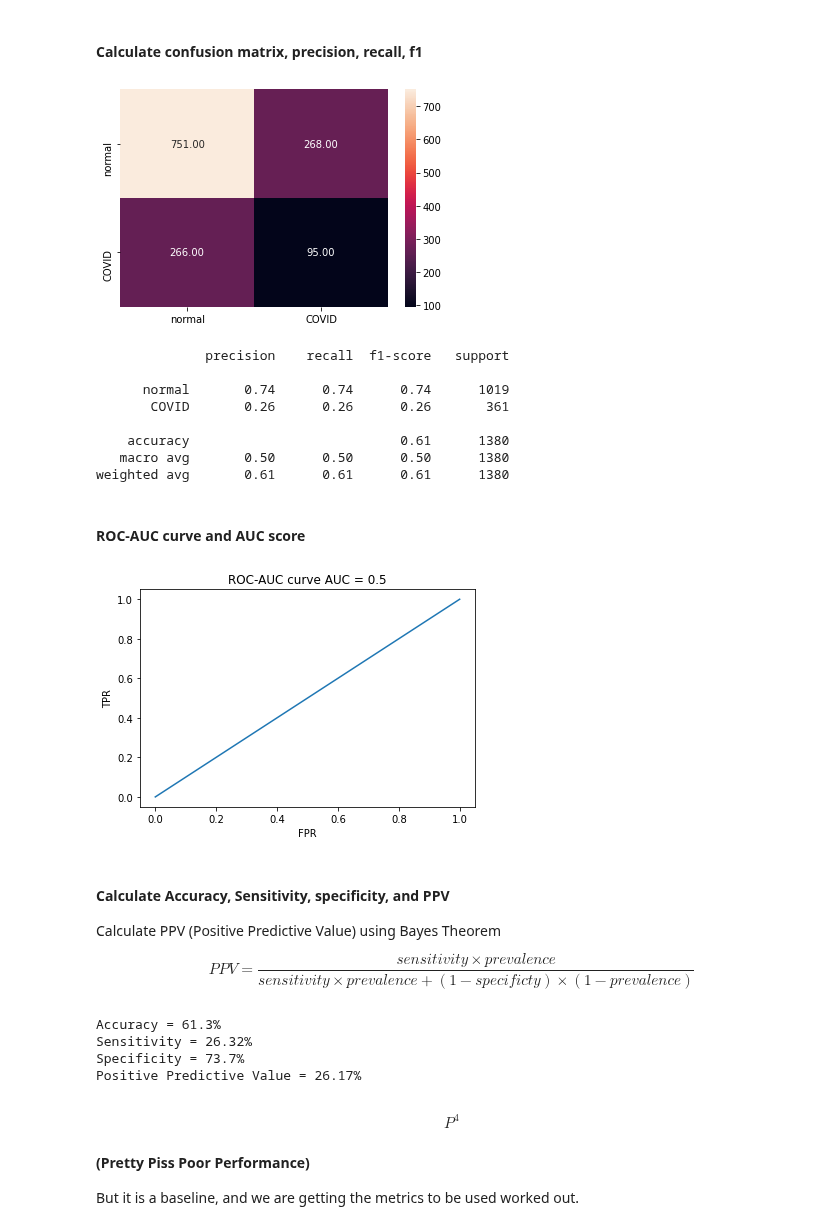
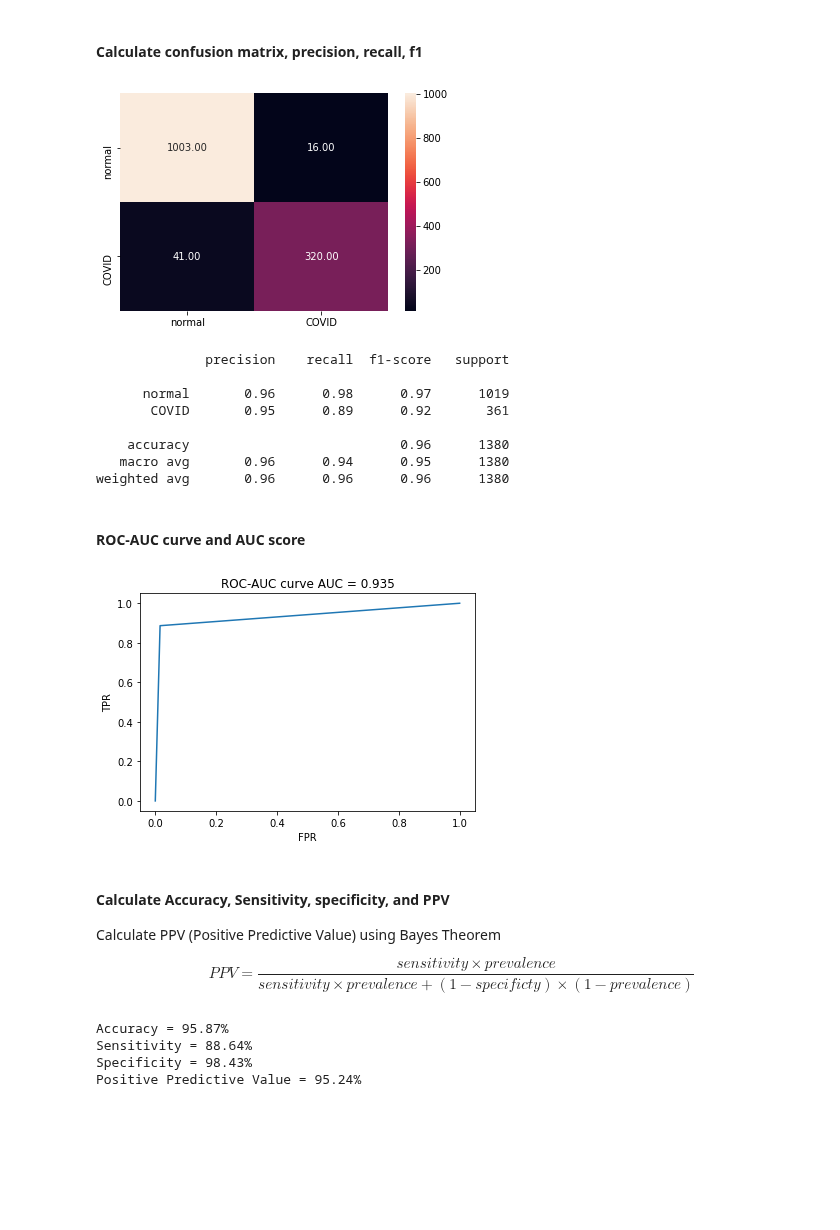
Before and after one commit to karencfisher/COVID19, a Jupyter notebook: covidradio_baseline.ipynb, the cells around one changed output. Cells and saved outputs as stored; diff of their text form; code cells hidden in the pictures; blank space fills up the shorter version.

```diff
--- a/covidradio_baseline.ipynb
+++ b/covidradio_baseline.ipynb
@@ -78,7 +78,7 @@ valid_path = os.path.join(data_path, 'valid')
 valid_gen = datagen.flow_from_directory(directory=valid_path,
                     target_size=(299, 299),
                     batch_size=32,
-                    shuffle=True,
+                    shuffle=False,
                     class_mode='binary',
                     classes = classes)
 
@@ -96,7 +96,7 @@ Found 1383 images belonging to 2 classes.
 # %% [markdown]
 #### Build a basic CNN
 # %%
-model = Sequential([Conv2D(32, (3,3), activation='relu', input_shape=(299, 299, 1)),
+model = Sequential([Conv2D(32, (3,3), activation='relu', input_shape=(299, 299, 3)),
                     MaxPooling2D(2, 2),
                     Conv2D(32, (3,3), activation='relu'),
                     MaxPooling2D(2, 2),
@@ -109,6 +109,7 @@ model = Sequential([Conv2D(32, (3,3), activation='relu', input_shape=(299, 299,
 
                     Flatten(),
                     Dropout(0.2),
+                    Dense(256, activation='relu'),
                     Dense(128, activation='relu'),
                     Dense(1, activation='sigmoid')])
 
@@ -137,11 +138,13 @@ _________________________________________________________________
 
 model.compile(loss='binary_crossentropy', optimizer='adam', metrics=['accuracy'])
 
-stop = EarlyStopping(monitor='loss', patience=3, restore_best_weights=True)
+stop = EarlyStopping(monitor='val_loss', patience=3, restore_best_weights=True)
 
 history = model.fit(train_gen,
                     epochs=25,
+                    steps_per_epoch=len(train_gen),
                     validation_data=valid_gen,
+                    validation_steps=len(valid_gen),
                     callbacks=[stop],
                     verbose=1)
 # %% [output]
@@ -188,26 +192,26 @@ Accuracy Score = 97.0%
 # %% [markdown]
 #### Calculate confusion matrix, precision, recall, f1
 # %%
-y_true = valid_gen.classes
+y_true = np.array(valid_gen.classes)
 y_pred = model.predict(valid_gen)
 y_pred = y_pred.reshape(-1)
 y_pred = y_pred > 0.5
 cf = confusion_matrix(y_true, y_pred)
 sns.heatmap(cf, xticklabels=classes, yticklabels=classes, annot=True, fmt='.2f');
 # %% [output]
-[figure, old version]
+[figure, new version]
 # %%
 report = classification_report(y_true, y_pred, target_names=classes)
 print(report)
 # %% [output]
               precision    recall  f1-score   support
 
-      normal       0.74      0.74      0.74      1019
-       COVID       0.26      0.26      0.26       361
+      normal       0.96      0.98      0.97      1019
+       COVID       0.95      0.89      0.92       361
 
-    accuracy                           0.61      1380
-   macro avg       0.50      0.50      0.50      1380
-weighted avg       0.61      0.61      0.61      1380
+    accuracy                           0.96      1380
+   macro avg       0.96      0.94      0.95      1380
+weighted avg       0.96      0.96      0.96      1380
 # %% [markdown]
 #### ROC-AUC curve and AUC score
 # %%
@@ -219,7 +223,7 @@ plt.ylabel("TPR")
 plt.title(f'ROC-AUC curve AUC = {auc_score}')
 plt.show()
 # %% [output]
-[figure, old version]
+[figure, new version]
 # %% [markdown]
 #### Calculate Accuracy, Sensitivity, specificity, and PPV
 Calculate PPV (Positive Predictive Value) using Bayes Theorem
@@ -248,12 +252,7 @@ denominator = sensitivity * prev + (1 - specificity) * (1 - prev)
 ppv = numerator / denominator
 print(f'Positive Predictive Value = {round(ppv * 100, 2)}%')
 # %% [output]
-Accuracy = 61.3%
-Sensitivity = 26.32%
-Specificity = 73.7%
-Positive Predictive Value = 26.17%
+Accuracy = 95.87%
+Sensitivity = 88.64%
+Specificity = 98.43%
+Positive Predictive Value = 95.24%
-# %% [markdown]
-$$ P^4 $$
-#### (Pretty Piss Poor Performance)
-
-But it is a baseline, and we are getting the metrics to be used worked out.
```
Also changed, not shown: parts of 5 cells of this notebook.
